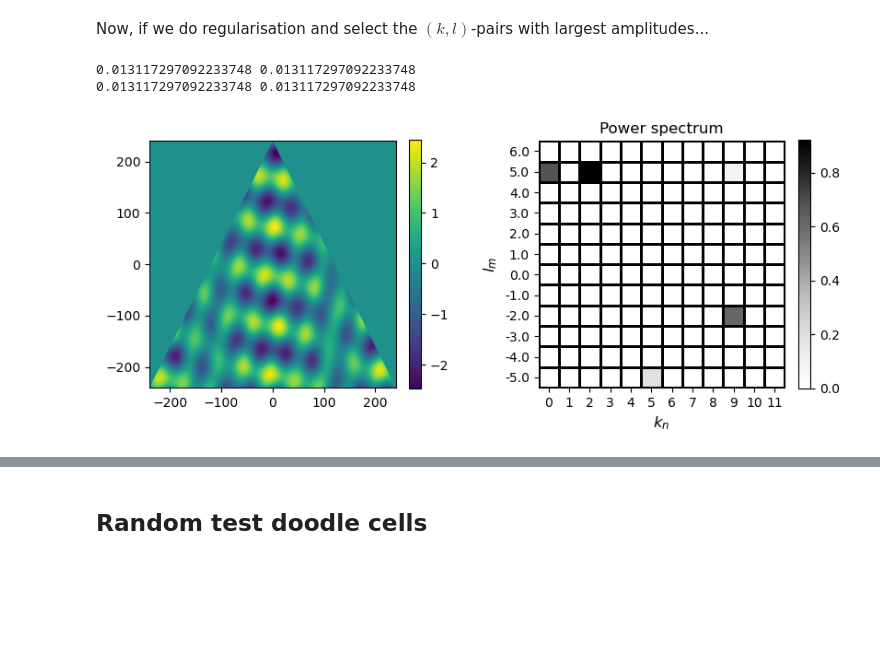
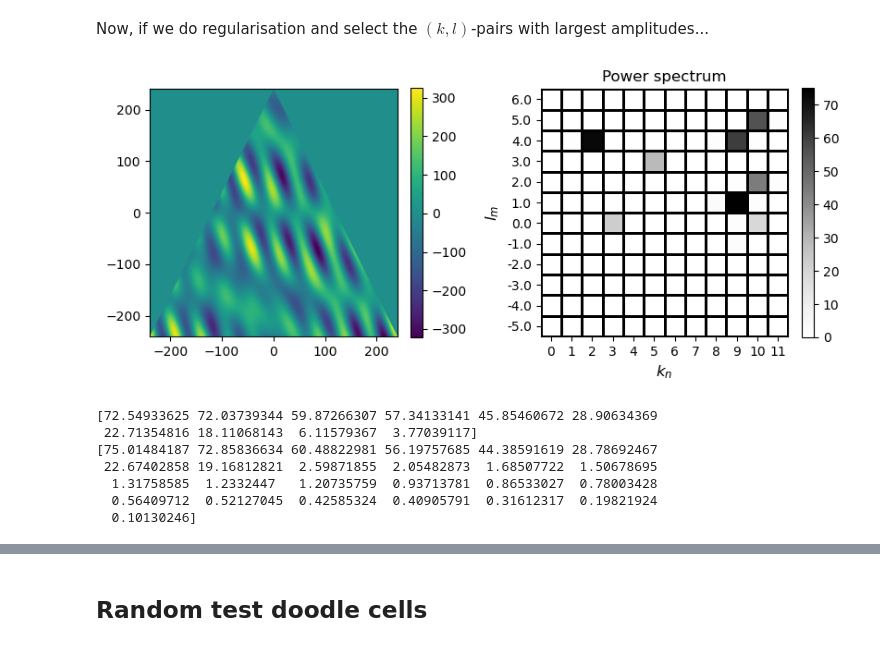
Before and after one commit to ray-chew/pyCSAM, a Jupyter notebook: notebooks/idealised.ipynb, the cells around one changed output, grey strips where cells are left out. Cells and saved outputs as stored; diff of their text form; code cells hidden in the pictures; blank space fills up the shorter version.

```diff
--- a/notebooks/idealised.ipynb
+++ b/notebooks/idealised.ipynb
@@ -349,7 +349,7 @@ mask = triangle.vec_get_mask(cell.lon_grid.ravel(), cell.lat_grid.ravel())
 mask = mask.reshape(cell.lon_grid.shape)
 # %%
 #### generate reference solution in the triangle
-kn, ln = 0.0, 1.0
+kn, ln = 6.0, -1.0
 cell.topo = np.sin( kn * cell.lon_grid + ln * cell.lat_grid)
 triangle = utils.triangle(lon_v, lat_v)
 cell.get_masked(triangle, mask = mask)
@@ -357,7 +357,7 @@ cell.get_masked(triangle, mask = mask)
 fobj = fourier.f_trans(nhi,nhj)
 fobj.do_full(cell)
 
-am, data_recons = lin_reg.do(fobj, cell, lmbda = 0.5)
+am, data_recons = lin_reg.do(fobj, cell, lmbda = 0.0)
 
 fobj.get_freq_grid(am)
 dat_2D = reconstruction.recon_2D(data_recons, cell)
@@ -603,7 +675,7 @@ freqs = np.abs(fobj.ampls)
 fq_cpy = np.copy(freqs)
 
 indices = []
-for _ in range(50):
+for _ in range(25):
     max_idx = np.unravel_index(fq_cpy.argmax(), fq_cpy.shape)
     indices.append(max_idx)
     fq_cpy[max_idx] = 0.0
@@ -622,51 +694,60 @@ fobj.get_freq_grid(am)
 dat_2D = reconstruction.recon_2D(data_recons, cell)
 
 freqs = np.abs(fobj.ampls)
-# %% [output]
-0.013117297092233748 0.013117297092233748
-0.013117297092233748 0.013117297092233748
 # %%
 cl_range = np.arange(0,1.0)
 fl_range = np.arange(1,19,1)/10.0
 
 coarse_lmbdas = np.zeros((nhi,nhj,len(cl_range)))
 # coarse_lmbdas = np.zeros((nhi*nhj,len(cl_range)))
 fine_lmbdas = np.zeros_like((nhi,nhj,len(fl_range)))
 
 coarse_lmbdas_errs = np.zeros_like(coarse_lmbdas)
 fine_lmbdas_errs = np.zeros_like(fine_lmbdas)
 
-cnt = 0
-for li,ln in enumerate(ll):
-    for ki,kn in enumerate(kk):
-        # print(kn,ln)
-        if ((kn == 0) and (ln < 0)):
-            coarse_lmbdas[li,ki,...] = 0.0
-            # coarse_lmbdas[cnt,...] = 0.0
+# cnt = 0
+# for li,ln in enumerate(ll):
+#     for ki,kn in enumerate(kk):
+#         # print(kn,ln)
+#         if ((kn == 0) and (ln < 0)):
+#             coarse_lmbdas[li,ki,...] = 0.0
+#             # coarse_lmbdas[cnt,...] = 0.0
 
-        coarse_lmbdas[li,ki,...] = li+ki #10.0#np.abs(kn)+np.abs(ln)
+#         coarse_lmbdas[li,ki,...] = li+ki #10.0#np.abs(kn)+np.abs(ln)
         # coarse_lmbdas[cnt,...] = kn+ln
 
 
 # coarse_lmbdas = coarse_lmbdas.reshape(nhi,nhj,len(cl_range))
 # coarse_lmbdas = np.transpose(coarse_lmbdas,axes=(1,0,2))
 projected = np.zeros((nhi,nhj))
 
-for li,ln in enumerate(ll):
-    for ki,kn in enumerate(kk):
-        if ((kn == 0) and (ln < 0)):
-            continue
+# for li,ln in enumerate(ll):
+#     for ki,kn in enumerate(kk):
+#         if ((kn == 0) and (ln < 0)):
+#             continue
 
-        projected[li,ki] = coarse_lmbdas[li,ki,0]
+#         projected[li,ki] = coarse_lmbdas[li,ki,0]
 
 projected = projected.reshape(nhi,nhj)
 
 fs = (10,5)
 fig, axs = plt.subplots(1,2, figsize=fs)
 fig_obj = plotter.fig_obj(fig, fobj.nhar_i, fobj.nhar_j)
 axs[0] = fig_obj.phys_panel(axs[0], dat_2D)
 axs[1] = fig_obj.freq_panel(axs[1], freqs)
 plt.show()
+
+print(np.sort(Ak)[::-1])
+print(np.sort(freqs.ravel())[::-1][:25])
+double_reg_sum = freqs.sum()
+double_reg_err = np.linalg.norm(freqs - freqs_ref)
 # %% [output]
-[figure, old version]
+[figure, new version]
+[72.54933625 72.03739344 59.87266307 57.34133141 45.85460672 28.90634369
+ 22.71354816 18.11068143  6.11579367  3.77039117]
+[75.01484187 72.85836634 60.48822981 56.19757685 44.38591619 28.78692467
+ 22.67402858 19.16812821  2.59871855  2.05482873  1.68507722  1.50678695
+  1.31758585  1.2332447   1.20735759  0.93713781  0.86533027  0.78003428
+  0.56409712  0.52127045  0.42585324  0.40905791  0.31612317  0.19821924
+  0.10130246]
 # %%
```
Also changed, not shown: parts of 11 cells of this notebook.
